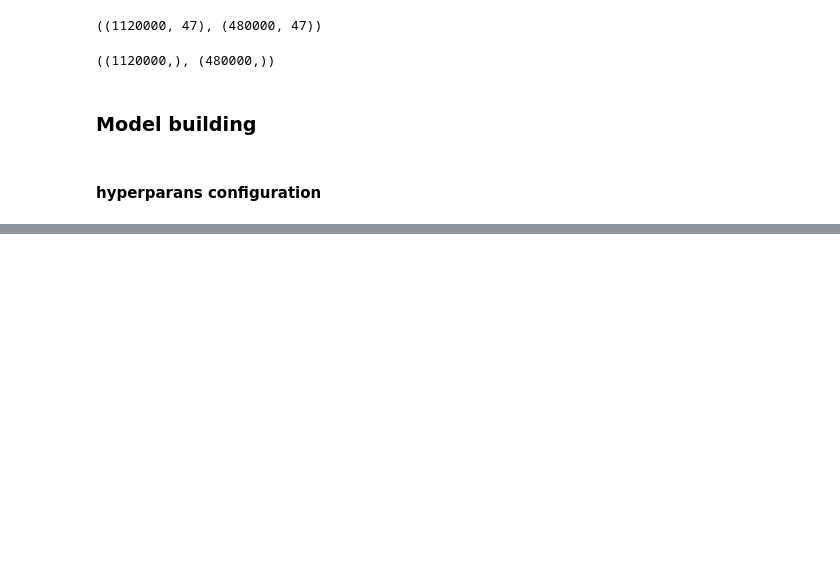
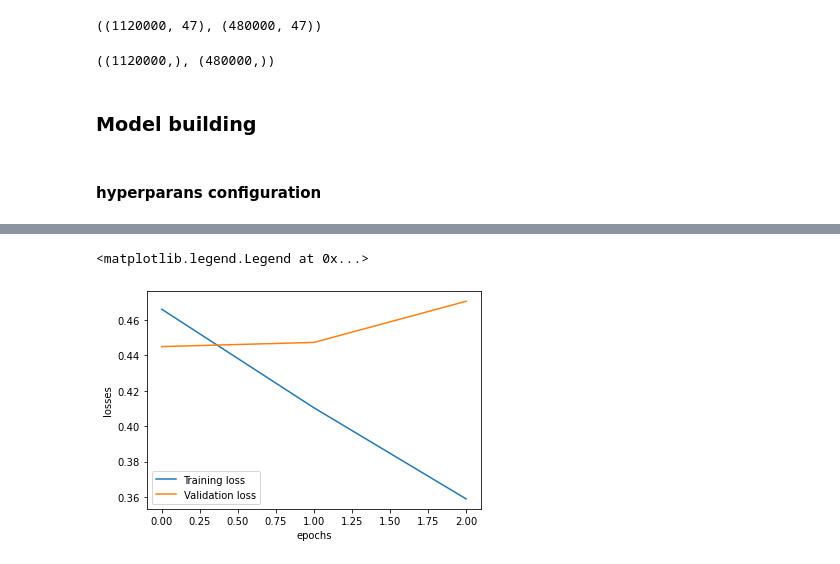
Before and after one commit to lps08/sentiment-classification, a Jupyter notebook: model-implementation.ipynb, the cells around one changed output, grey strips where cells are left out. Cells and saved outputs as stored; diff of their text form; code cells hidden in the pictures; blank space fills up the shorter version.

```diff
--- a/model-implementation.ipynb
+++ b/model-implementation.ipynb
@@ -234,6 +233,8 @@ y_train.shape, y_test.shape
 class DCNN(tf.keras.Model):
     def __init__(self, vocab_size, emb_dim, num_filters, ffn_units, num_classes=2, dropout_rate=0.1, training=False, name='dcnn'):
         super(DCNN, self).__init__(name=name)
+
+        self.num_classes = num_classes
 
         # embeding layer
         self.embedding = layers.Embedding(input_dim=vocab_size, output_dim=emb_dim)
@@ -255,7 +256,7 @@ class DCNN(tf.keras.Model):
         self.dropout = self.__dropout_layer(dropout_rate=dropout_rate)
 
         # output layer
-        self.output = self.__output_layer(num_classes=num_classes)
+        self.output_layer = self.__output_layer(num_classes=num_classes)
 
     def call(self, inputs, training):
         emb = self.embedding(inputs)
@@ -280,7 +281,12 @@ class DCNN(tf.keras.Model):
         merged = self.dropout(merged)
 
         # return the results
-        return self.output(merged)
+        return self.output_layer(merged)
+
+    def compile_model(self, optimizer='adam', metrics=['accuracy']):
+        if self.num_classes == 2:
+            return self.compile(loss='binary_crossentropy', optimizer=optimizer, metrics=metrics)
+        return self.compile(loss='sparse_categorical_crossentropy', optimizer=optimizer, metrics=metrics)
 
     def __convolution_layer(self, kernel_size, num_filters):
         '''Return a convolutional layers given a kernel size and num filters'''
@@ -308,4 +314,5 @@ num_filters = 100
 ffn_units = 256
 num_classes = len(np.unique(y))
 dropout_rate = 0.2
-epochs = 10
+epochs = 3
+batch_size = 64
@@ -311,0 +413,9 @@ epochs = 10
+# %%
+plt.plot(hist.history['loss'])
+plt.plot(hist.history['val_loss'])
+plt.xlabel('epochs')
+plt.ylabel('losses')
+plt.legend(['Training loss', 'Validation loss'])
+# %% [output]
+<matplotlib.legend.Legend at 0x...>
+[figure, added]
```
Also changed, not shown: parts of 20 cells of this notebook.
